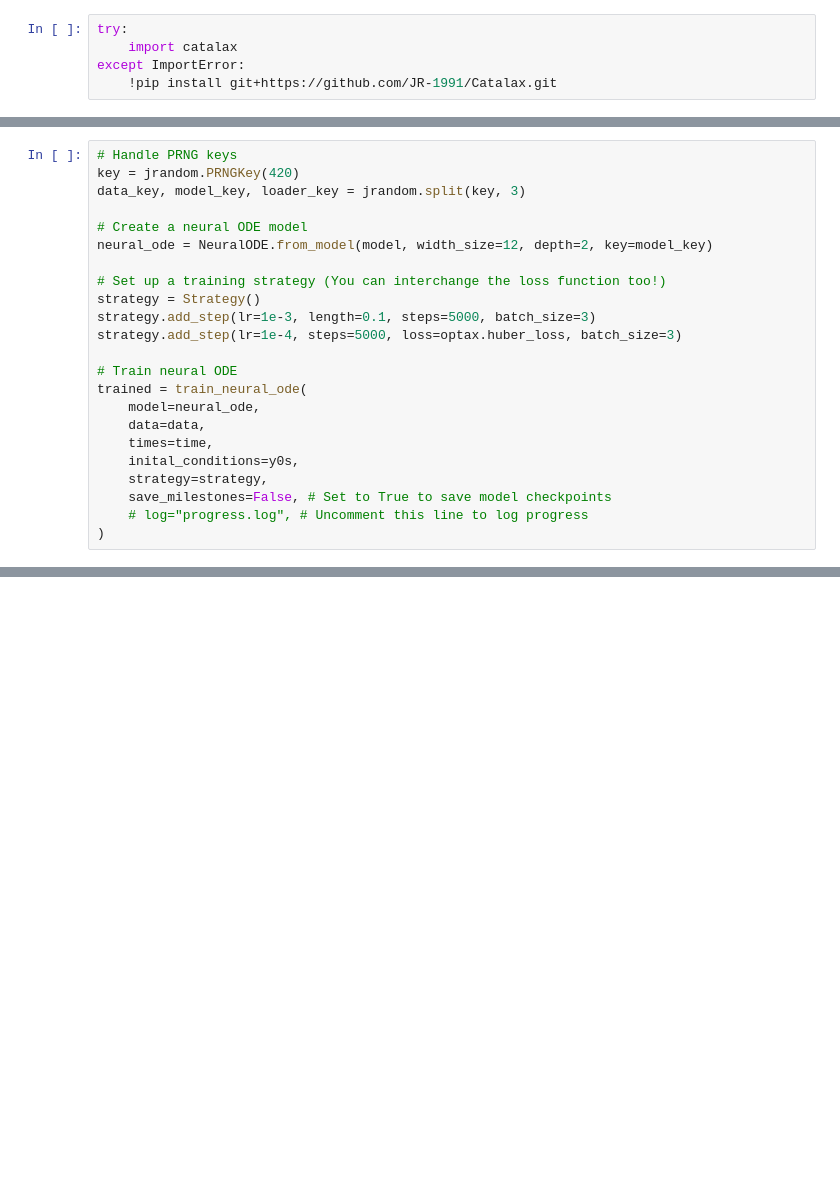
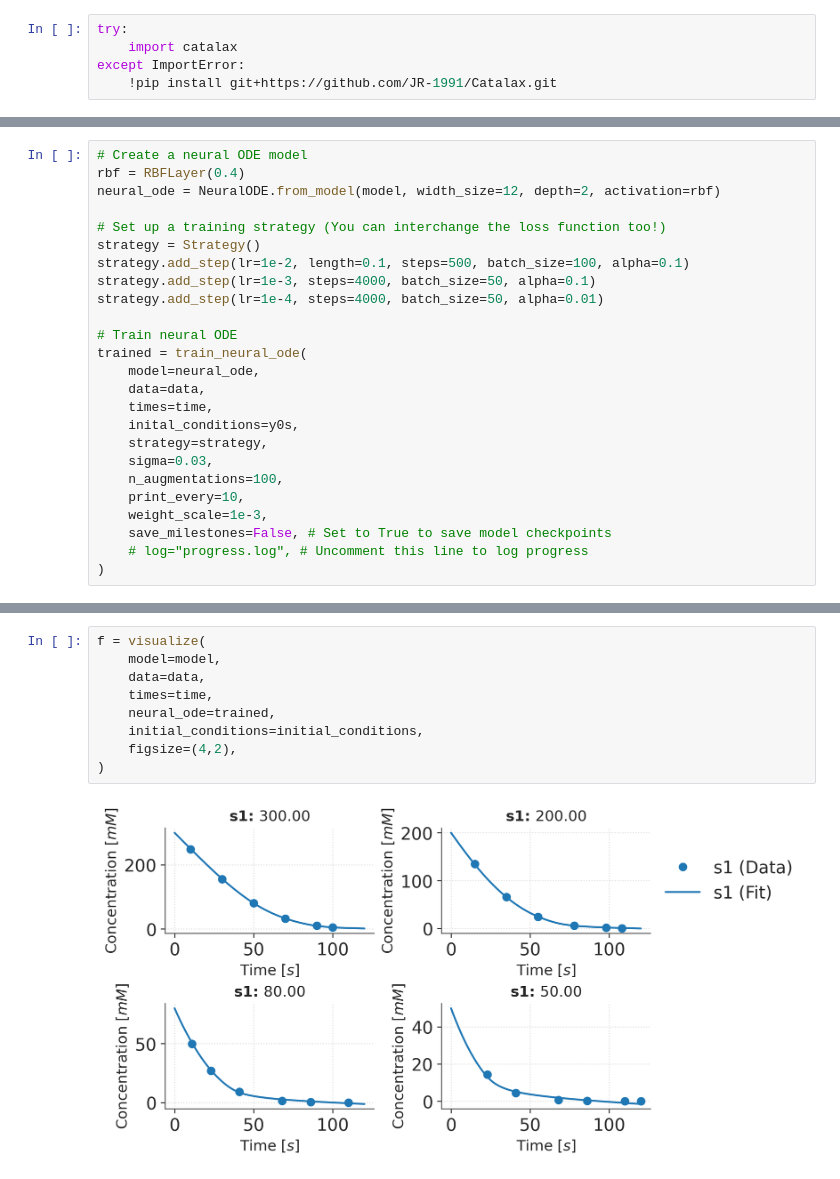
Before and after one commit to JR-1991/Catalax, a Jupyter notebook: examples/NeuralODE.ipynb, the cells around one changed output, grey strips where cells are left out. Cells and saved outputs as stored; diff of their text form; blank space fills up the shorter version.

```diff
--- a/examples/NeuralODE.ipynb
+++ b/examples/NeuralODE.ipynb
@@ -86,15 +84,13 @@ f = visualize(
 # %%
-# Handle PRNG keys
-key = jrandom.PRNGKey(420)
-data_key, model_key, loader_key = jrandom.split(key, 3)
-
 # Create a neural ODE model
-neural_ode = NeuralODE.from_model(model, width_size=12, depth=2, key=model_key)
+rbf = RBFLayer(0.4)
+neural_ode = NeuralODE.from_model(model, width_size=12, depth=2, activation=rbf)
 
 # Set up a training strategy (You can interchange the loss function too!)
 strategy = Strategy()
-strategy.add_step(lr=1e-3, length=0.1, steps=5000, batch_size=3)
-strategy.add_step(lr=1e-4, steps=5000, loss=optax.huber_loss, batch_size=3)
+strategy.add_step(lr=1e-2, length=0.1, steps=500, batch_size=100, alpha=0.1)
+strategy.add_step(lr=1e-3, steps=4000, batch_size=50, alpha=0.1)
+strategy.add_step(lr=1e-4, steps=4000, batch_size=50, alpha=0.01)
 
 # Train neural ODE
 trained = train_neural_ode(
@@ -103,6 +99,10 @@ trained = train_neural_ode(
     times=time,
     inital_conditions=y0s,
     strategy=strategy,
+    sigma=0.03,
+    n_augmentations=100,
+    print_every=10,
+    weight_scale=1e-3,
     save_milestones=False, # Set to True to save model checkpoints
     # log="progress.log", # Uncomment this line to log progress
 )
@@ -149,0 +133,11 @@ plt.tight_layout()
+# %%
+f = visualize(
+    model=model,
+    data=data,
+    times=time,
+    neural_ode=trained,
+    initial_conditions=initial_conditions,
+    figsize=(4,2),
+)
+# %% [output]
+[figure, added]
```
Also changed, not shown: parts of 6 cells of this notebook.
